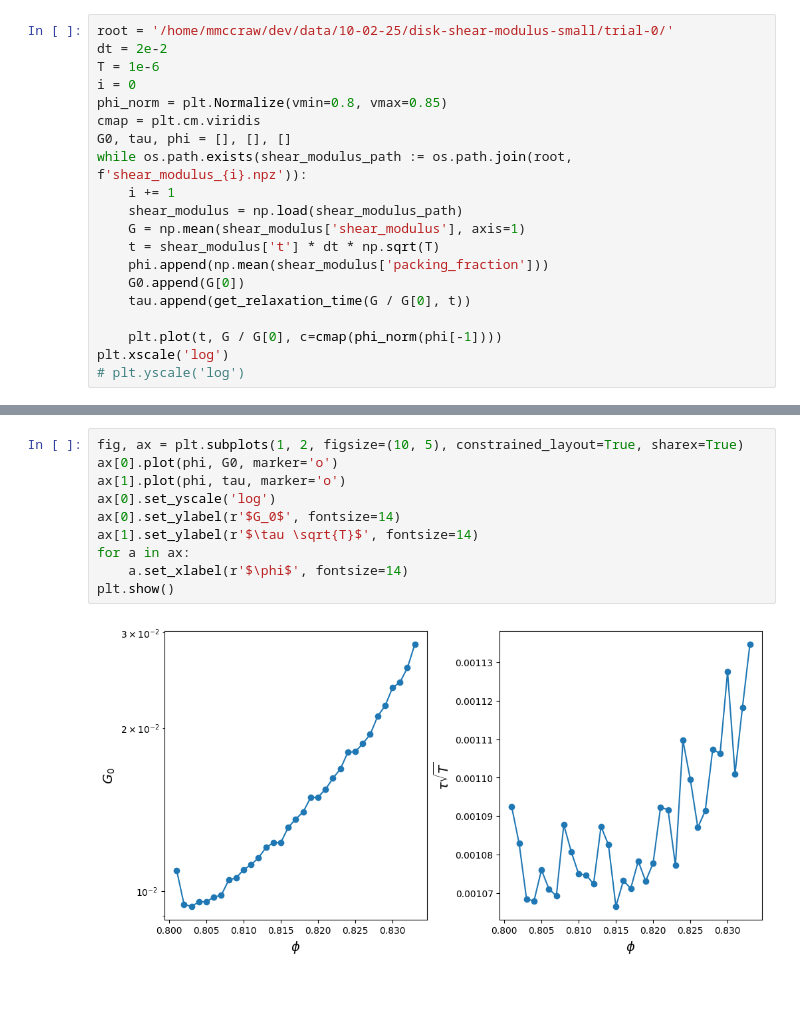
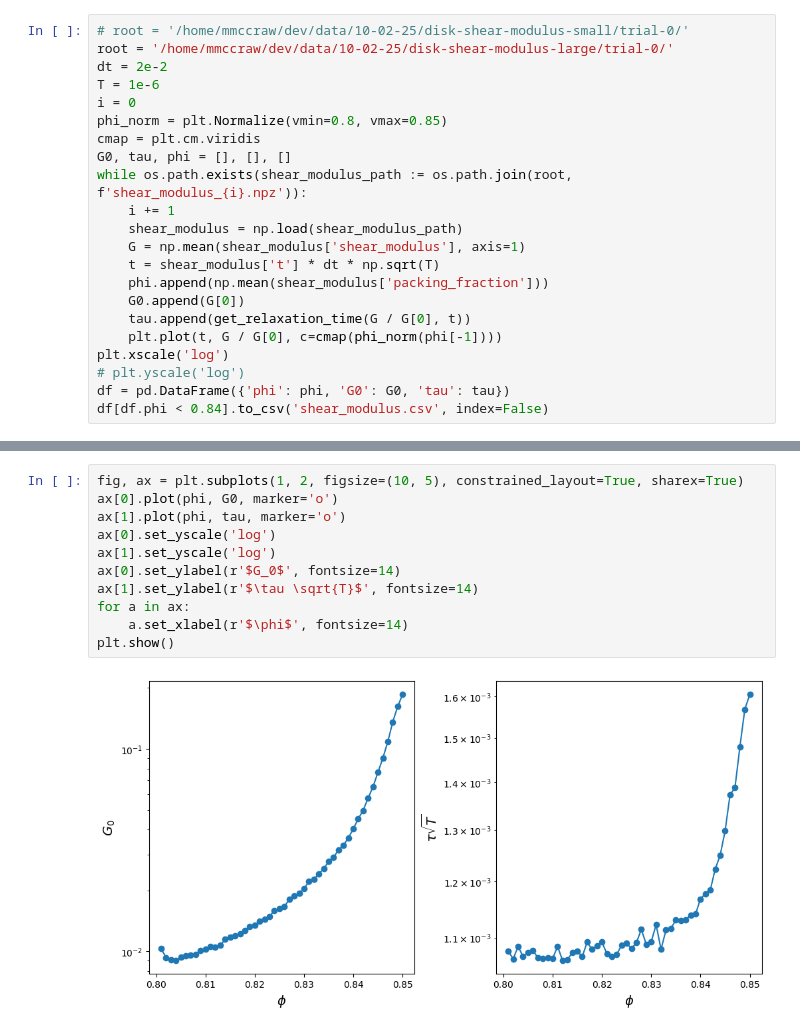
Before and after one commit to mmccraw98/notebooks-fall-25, a Jupyter notebook: 10/disk-shear-modulus/nb.ipynb, the cells around one changed output, grey strips where cells are left out. Cells and saved outputs as stored; diff of their text form; blank space fills up the shorter version.

```diff
--- a/10/disk-shear-modulus/nb.ipynb
+++ b/10/disk-shear-modulus/nb.ipynb
@@ -10,7 +11,8 @@ def get_relaxation_time(f, t):
         return np.nan
     return tau
 # %%
-root = '/home/mmccraw/dev/data/10-02-25/disk-shear-modulus-small/trial-0/'
+# root = '/home/mmccraw/dev/data/10-02-25/disk-shear-modulus-small/trial-0/'
+root = '/home/mmccraw/dev/data/10-02-25/disk-shear-modulus-large/trial-0/'
 dt = 2e-2
 T = 1e-6
 i = 0
@@ -25,8 +27,9 @@ while os.path.exists(shear_modulus_path := os.path.join(root, f'shear_modulus_{i
     phi.append(np.mean(shear_modulus['packing_fraction']))
     G0.append(G[0])
     tau.append(get_relaxation_time(G / G[0], t))
-
     plt.plot(t, G / G[0], c=cmap(phi_norm(phi[-1])))
 plt.xscale('log')
 # plt.yscale('log')
+df = pd.DataFrame({'phi': phi, 'G0': G0, 'tau': tau})
+df[df.phi < 0.84].to_csv('shear_modulus.csv', index=False)
 # %% [output]
@@ -34,12 +37,13 @@ plt.xscale('log')
 # %%
 fig, ax = plt.subplots(1, 2, figsize=(10, 5), constrained_layout=True, sharex=True)
 ax[0].plot(phi, G0, marker='o')
 ax[1].plot(phi, tau, marker='o')
 ax[0].set_yscale('log')
+ax[1].set_yscale('log')
 ax[0].set_ylabel(r'$G_0$', fontsize=14)
 ax[1].set_ylabel(r'$\tau \sqrt{T}$', fontsize=14)
 for a in ax:
     a.set_xlabel(r'$\phi$', fontsize=14)
 plt.show()
 # %% [output]
-[figure, old version]
+[figure, new version]
```
Also changed, not shown: parts of 6 cells of this notebook, 8 other files.
